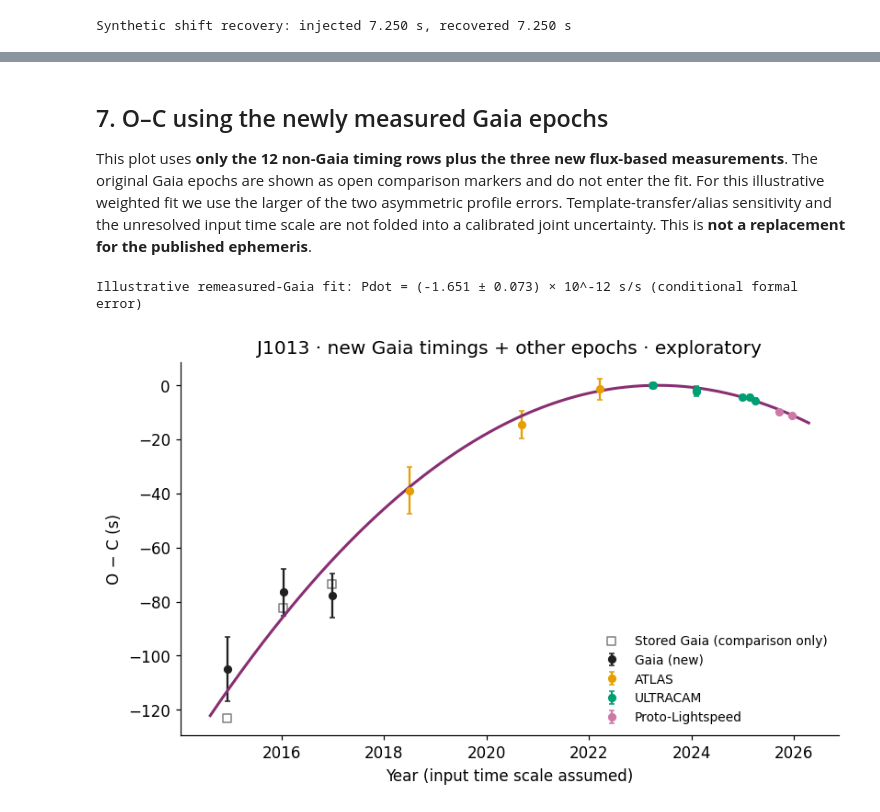
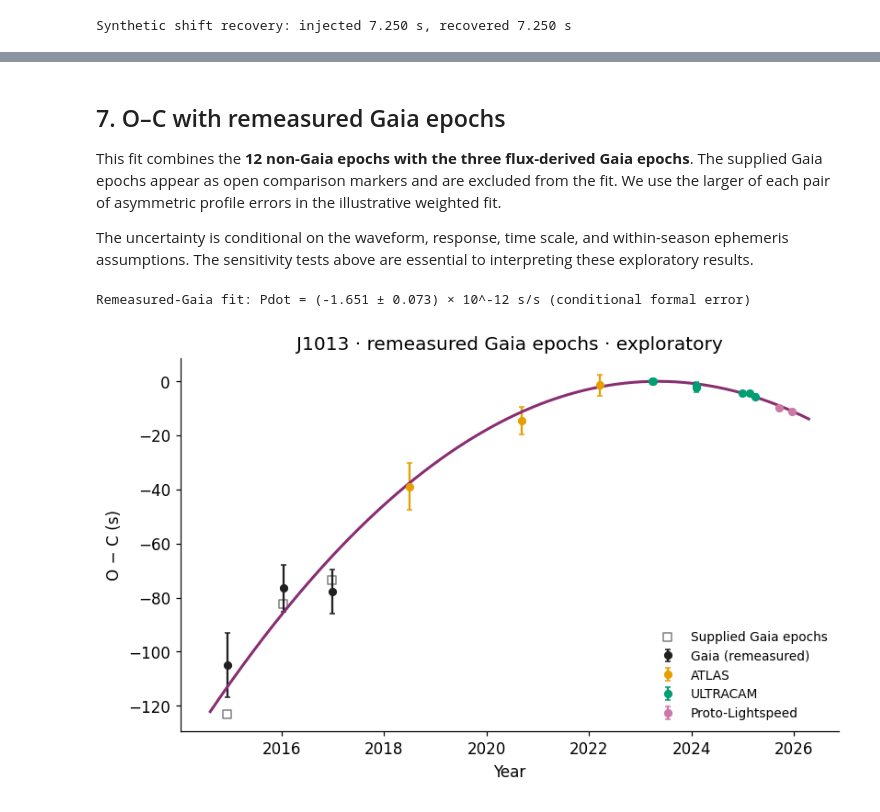
Before and after one commit to emmachickles/j1013-gaia-epoch-photometry, a Jupyter notebook: j1013_gaia_figures.ipynb, the cells around one changed output, grey strips where cells are left out. Cells and saved outputs as stored; diff of their text form; code cells hidden in the pictures.

```diff
--- a/j1013_gaia_figures.ipynb
+++ b/j1013_gaia_figures.ipynb
@@ -530,45 +512,46 @@ Residual-scaled profile errors are conditional. Large chi2nu and half-cycle swit
 # %% [markdown]
-## 7. O–C using the newly measured Gaia epochs
+## 7. O–C with remeasured Gaia epochs
 
-This plot uses **only the 12 non-Gaia timing rows plus the three new flux-based measurements**.
-The original Gaia epochs are shown as open comparison markers and do not enter the fit.
-For this illustrative weighted fit we use the larger of the two asymmetric profile errors.
-Template-transfer/alias sensitivity and the unresolved input time scale are not folded into a
-calibrated joint uncertainty. This is **not a replacement for the published ephemeris**.
+This fit combines the **12 non-Gaia epochs with the three flux-derived Gaia epochs**. The supplied
+Gaia epochs appear as open comparison markers and are excluded from the fit. We use the larger
+of each pair of asymmetric profile errors in the illustrative weighted fit.
+
+The uncertainty is conditional on the waveform, response, time scale, and within-season ephemeris
+assumptions. The sensitivity tests above are essential to interpreting these exploratory results.
 # %%
 remeasured = external[['time_as_stored_days','sigma_s','instrument']].copy()
 fresh = measured_gaia[['time_as_stored_days','sigma_s']].copy();fresh['instrument']='Gaia'
 remeasured = pd.concat([remeasured,fresh],ignore_index=True)
 remeasured['dt_days'] = remeasured.time_as_stored_days-T_REF
 remeasured['cycle_integer'] = np.rint(remeasured.dt_days/P_REF_D).astype('int64')
 remeasured['oc_s'] = (remeasured.dt_days-remeasured.cycle_integer*P_REF_D)*86400
 xx = remeasured.dt_days.to_numpy()*86400/1e8
 AA = np.column_stack([np.ones(len(xx)),xx,xx*xx])
 ss = remeasured.sigma_s.to_numpy()
 bb = np.linalg.lstsq(AA/ss[:,None],remeasured.oc_s.to_numpy()/ss,rcond=None)[0]
 CC = np.linalg.inv((AA/ss[:,None]).T@(AA/ss[:,None]))
 new_pdot = 2*P_REF_S*bb[2]/1e16
 new_pdot_error = 2*P_REF_S*np.sqrt(CC[2,2])/1e16
 remeasured['year_for_display'] = Time(remeasured.time_as_stored_days.to_numpy(),format='mjd',scale='tdb').decimalyear
 remeasured.sort_values('time_as_stored_days').to_csv(TABLE/'timing_epochs_remeasured_gaia.csv',index=False)
 summary = dict(pdot_s_per_s=float(new_pdot),conditional_formal_sigma_s_per_s=float(new_pdot_error),
                status='Illustrative joint fit with new conditional Gaia timings; not the published result',
                phase_reference='Non-Gaia quadratic ephemeris',gaia_response_assumption_s=44,
                unresolved_systematics=['Gaia stored time scale','g-to-G template transfer','half-cycle labeling',
                                        'correlated measurements','external intra-season ephemeris uncertainty'])
 (TABLE/'oc_remeasured_gaia_summary.json').write_text(json.dumps(summary,indent=2))
-print(f'Illustrative remeasured-Gaia fit: Pdot = ({new_pdot/1e-12:.3f} ± {new_pdot_error/1e-12:.3f}) × 10^-12 s/s (conditional formal error)')
+print(f'Remeasured-Gaia fit: Pdot = ({new_pdot/1e-12:.3f} ± {new_pdot_error/1e-12:.3f}) × 10^-12 s/s (conditional formal error)')
 fig,ax = plt.subplots(figsize=(8.4,4.8))
 for instrument in ('Gaia','ATLAS','ULTRACAM','Proto-Lightspeed'):
     d = remeasured.loc[remeasured.instrument==instrument]
-    ax.errorbar(d.year_for_display,d.oc_s,d.sigma_s,fmt='o',color=COLORS[instrument],ms=5,capsize=2,label=instrument+' (new)' if instrument=='Gaia' else instrument)
-ax.scatter(legacy_gaia.year_for_display,legacy_gaia.oc_s,marker='s',s=35,facecolors='none',edgecolors='.5',label='Stored Gaia (comparison only)')
+    ax.errorbar(d.year_for_display,d.oc_s,d.sigma_s,fmt='o',color=COLORS[instrument],ms=5,capsize=2,label=instrument+' (remeasured)' if instrument=='Gaia' else instrument)
+ax.scatter(legacy_gaia.year_for_display,legacy_gaia.oc_s,marker='s',s=35,facecolors='none',edgecolors='.5',label='Supplied Gaia epochs')
 ax.plot(yr,Ag@bb,color='#882E72',lw=2)
-ax.set(xlabel='Year (input time scale assumed)',ylabel='O − C (s)',title='J1013 · new Gaia timings + other epochs · exploratory')
+ax.set(xlabel='Year',ylabel='O − C (s)',title='J1013 · remeasured Gaia epochs · exploratory')
 ax.legend(loc='lower right',fontsize=9,frameon=False)
 save_figure(fig,'j1013_oc_remeasured_gaia')
 plt.show()
 # %% [output]
-Illustrative remeasured-Gaia fit: Pdot = (-1.651 ± 0.073) × 10^-12 s/s (conditional formal error)
+Remeasured-Gaia fit: Pdot = (-1.651 ± 0.073) × 10^-12 s/s (conditional formal error)
-[figure, old version]
+[figure, new version]
 # %% [markdown]
```
Also changed, not shown: parts of 14 cells of this notebook, 12 other files.
